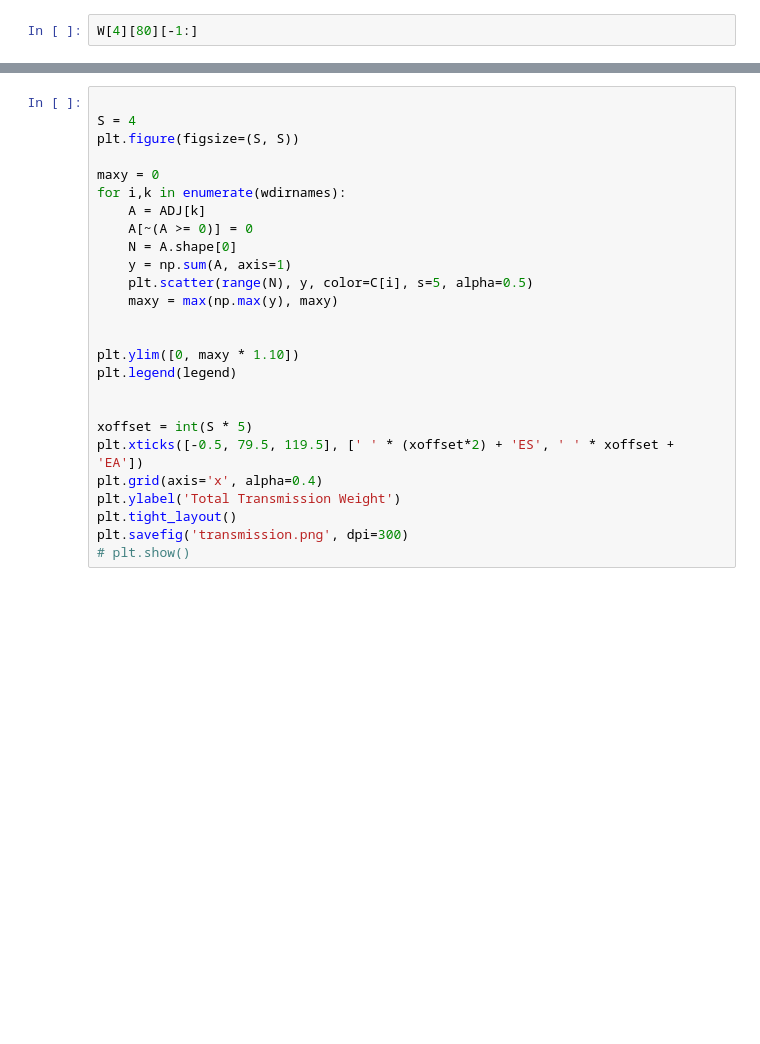
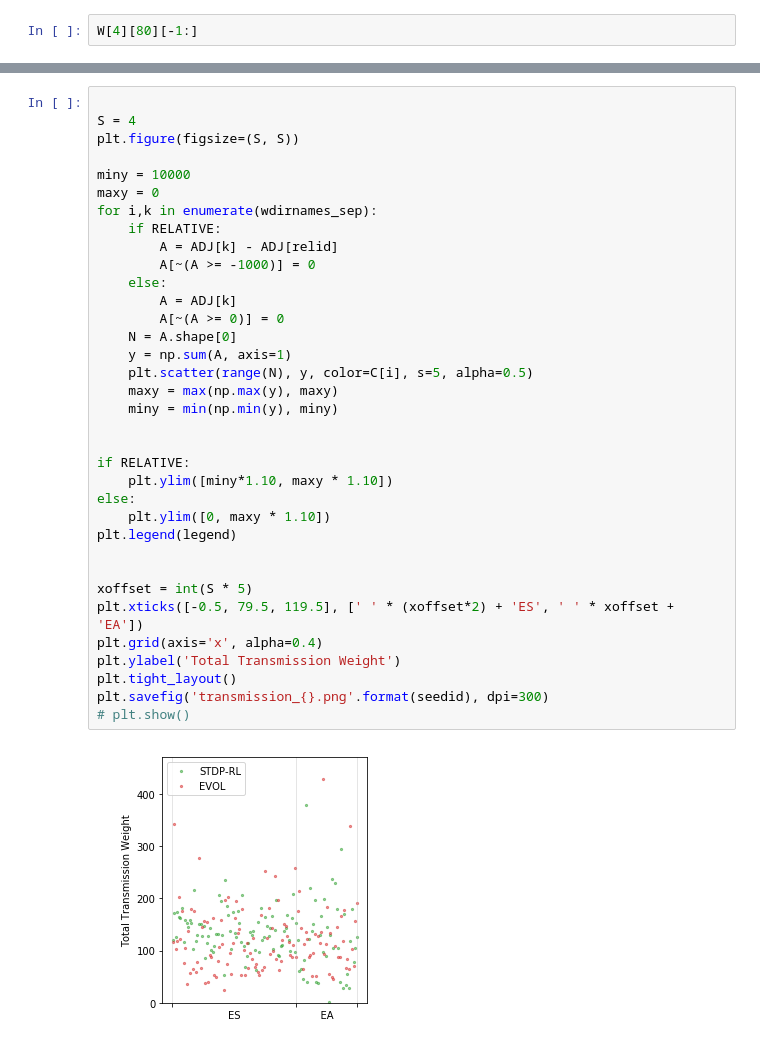
Before and after one commit to NathanKlineInstitute/netpyne-STDP, a Jupyter notebook: notebooks/model weights plots.ipynb, the cells around one changed output, grey strips where cells are left out. Saved outputs shown, nothing was run; the diff lists cells and outputs as text; blank space fills up the shorter version.

```diff
--- a/notebooks/model weights plots.ipynb
+++ b/notebooks/model weights plots.ipynb
@@ -108,29 +143,40 @@ plt.savefig('reception.png', dpi=300)
 # %%
 
 S = 4
 plt.figure(figsize=(S, S))
 
+miny = 10000
 maxy = 0
-for i,k in enumerate(wdirnames):
-    A = ADJ[k]
-    A[~(A >= 0)] = 0
+for i,k in enumerate(wdirnames_sep):
+    if RELATIVE:
+        A = ADJ[k] - ADJ[relid]
+        A[~(A >= -1000)] = 0
+    else:
+        A = ADJ[k]
+        A[~(A >= 0)] = 0
     N = A.shape[0]
     y = np.sum(A, axis=1)
     plt.scatter(range(N), y, color=C[i], s=5, alpha=0.5)
     maxy = max(np.max(y), maxy)
+    miny = min(np.min(y), miny)
 
 
-plt.ylim([0, maxy * 1.10])
+if RELATIVE:
+    plt.ylim([miny*1.10, maxy * 1.10])
+else:
+    plt.ylim([0, maxy * 1.10])
 plt.legend(legend)
 
 
 xoffset = int(S * 5)
 plt.xticks([-0.5, 79.5, 119.5], [' ' * (xoffset*2) + 'ES', ' ' * xoffset + 'EA'])
 plt.grid(axis='x', alpha=0.4)
 plt.ylabel('Total Transmission Weight')
 plt.tight_layout()
-plt.savefig('transmission.png', dpi=300)
+plt.savefig('transmission_{}.png'.format(seedid), dpi=300)
 # plt.show()
+# %% [output]
+[figure, added]
 # %%
 
 S = 4
```
Also changed, not shown: parts of 17 cells of this notebook, 6 other files.
